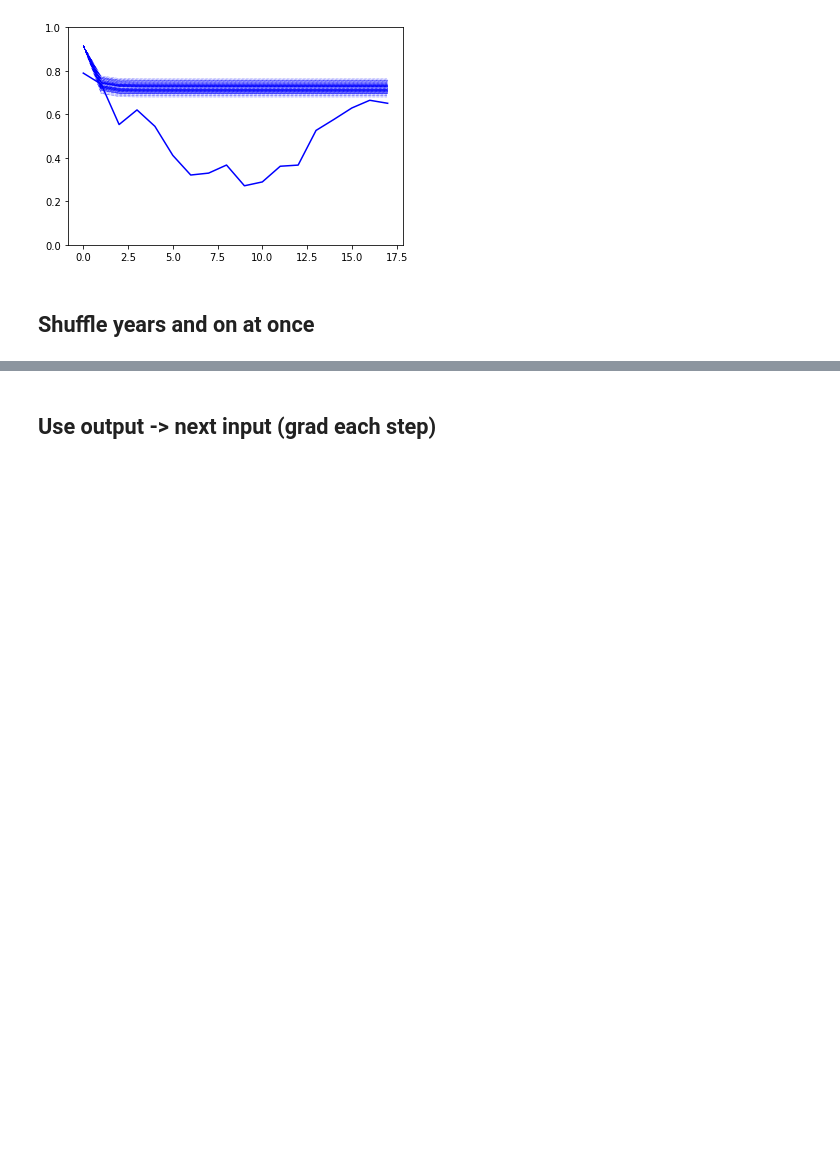
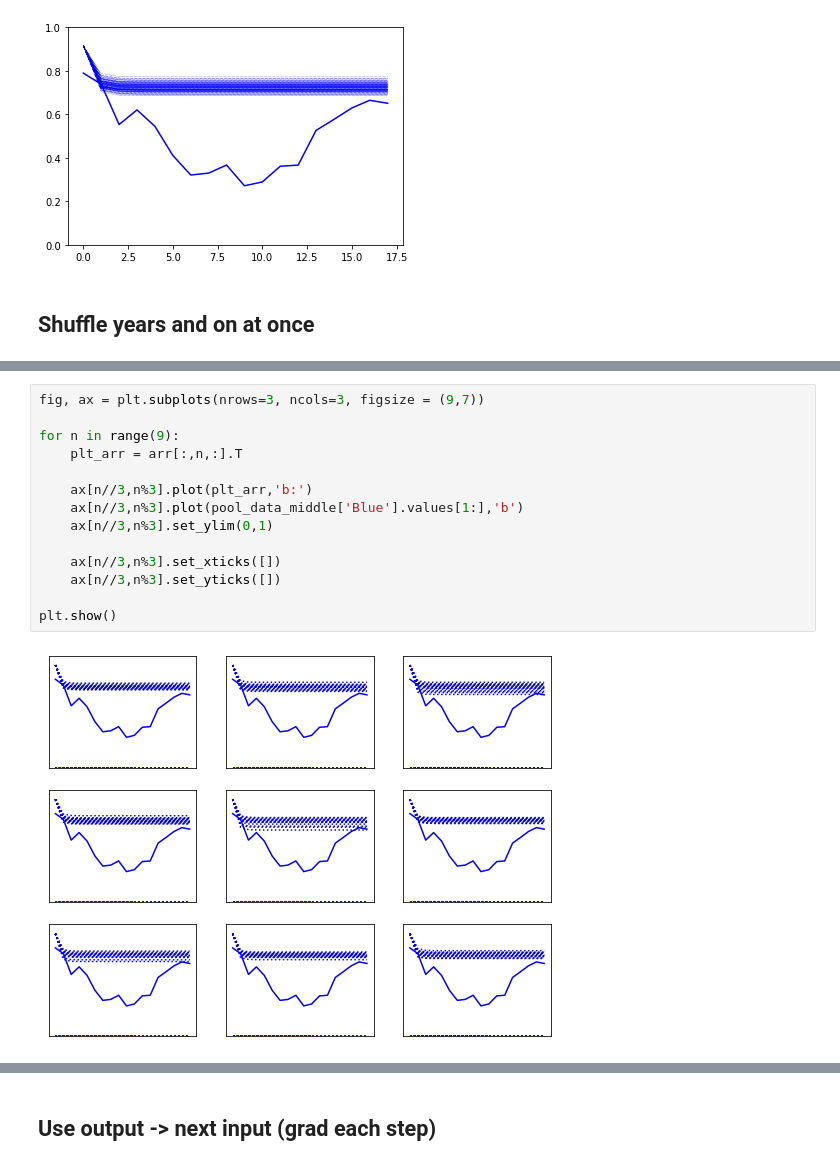
Before and after one commit to MarBry111/Forecast_Election_Poland, a Jupyter notebook: Model_I_3parameters.ipynb, the cells around one changed output, grey strips where cells are left out. Saved outputs shown, nothing was run; the diff lists cells and outputs as text; blank space fills up the shorter version.

```diff
--- a/Model_I_3parameters.ipynb
+++ b/Model_I_3parameters.ipynb
@@ -353,0 +342,16 @@ plt.show()
+# %%
+fig, ax = plt.subplots(nrows=3, ncols=3, figsize = (9,7))
+
+for n in range(9):
+    plt_arr = arr[:,n,:].T
+
+    ax[n//3,n%3].plot(plt_arr,'b:')
+    ax[n//3,n%3].plot(pool_data_middle['Blue'].values[1:],'b')
+    ax[n//3,n%3].set_ylim(0,1)
+
+    ax[n//3,n%3].set_xticks([])
+    ax[n//3,n%3].set_yticks([])
+
+plt.show()
+# %% [output]
+[figure, added]
```
Also changed, not shown: parts of 4 cells of this notebook.
